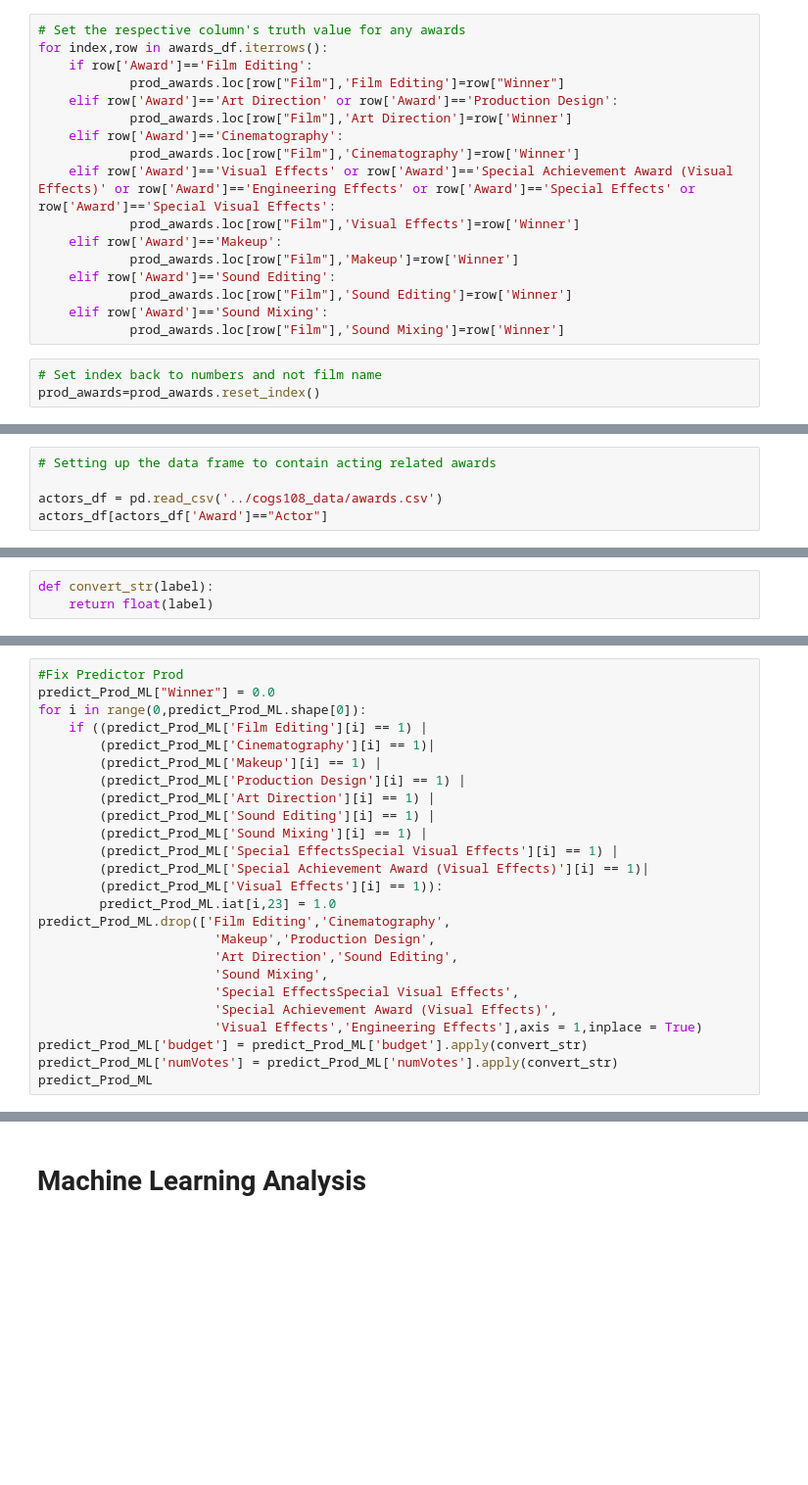
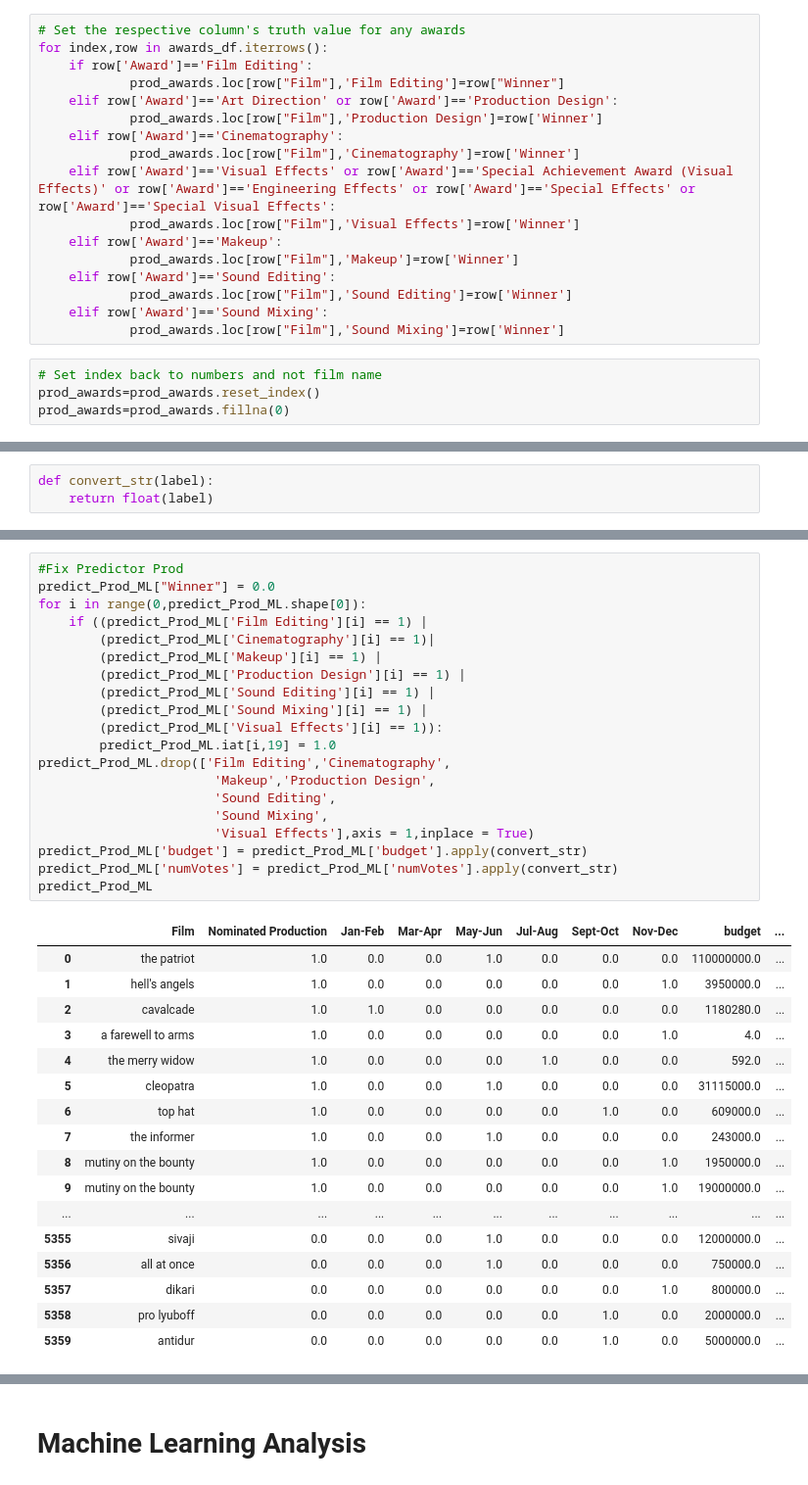
Before and after one commit to miguelgd54/Movies-Success-Data-Analysis, a Jupyter notebook: FinalProject.ipynb, the cells around one changed output, grey strips where cells are left out. Shown at 98% size. Saved outputs shown, nothing was run; the diff lists cells and outputs as text; blank space fills up the shorter version.

```diff
--- a/FinalProject.ipynb
+++ b/FinalProject.ipynb
@@ -287,7 +394,7 @@ for index,row in awards_df.iterrows():
     if row['Award']=='Film Editing':
             prod_awards.loc[row["Film"],'Film Editing']=row["Winner"]
     elif row['Award']=='Art Direction' or row['Award']=='Production Design':
-            prod_awards.loc[row["Film"],'Art Direction']=row['Winner']
+            prod_awards.loc[row["Film"],'Production Design']=row['Winner']
     elif row['Award']=='Cinematography':
             prod_awards.loc[row["Film"],'Cinematography']=row['Winner']
     elif row['Award']=='Visual Effects' or row['Award']=='Special Achievement Award (Visual Effects)' or row['Award']=='Engineering Effects' or row['Award']=='Special Effects' or row['Award']=='Special Visual Effects':
@@ -301,6 +408,7 @@ for index,row in awards_df.iterrows():
 # %%
 # Set index back to numbers and not film name
 prod_awards=prod_awards.reset_index()
+prod_awards=prod_awards.fillna(0)
 # %% [markdown]
 # Actor Awards
 Extract from the Oscars dataframe all movies that got nominated or won an actor/actress related award.
@@ -313,11 +421,6 @@ actors_df = actors_df.loc[((actors_df['Award'] == "Actor") | (actors_df['Award']
 
 actors_df = actors_df.drop(["Name", "Year", "Ceremony"], axis=1)
 actors_df.fillna(0, inplace=True)
-# %%
-# Setting up the data frame to contain acting related awards
-
-actors_df = pd.read_csv('../cogs108_data/awards.csv')
-actors_df[actors_df['Award']=="Actor"]
 # %%
 awards_df = pd.DataFrame(columns=["Film", "Nominated Actor", "Actor", "Actress", "Supporting Actor", "Supporting Actress"])
 
@@ -459,25 +631,38 @@ predict_Actor_ML
 # %%
 #Fix Predictor Prod
 predict_Prod_ML["Winner"] = 0.0
 for i in range(0,predict_Prod_ML.shape[0]):
     if ((predict_Prod_ML['Film Editing'][i] == 1) |
         (predict_Prod_ML['Cinematography'][i] == 1)|
         (predict_Prod_ML['Makeup'][i] == 1) |
         (predict_Prod_ML['Production Design'][i] == 1) |
-        (predict_Prod_ML['Art Direction'][i] == 1) |
         (predict_Prod_ML['Sound Editing'][i] == 1) |
         (predict_Prod_ML['Sound Mixing'][i] == 1) |
-        (predict_Prod_ML['Special EffectsSpecial Visual Effects'][i] == 1) |
-        (predict_Prod_ML['Special Achievement Award (Visual Effects)'][i] == 1)|
         (predict_Prod_ML['Visual Effects'][i] == 1)):
-        predict_Prod_ML.iat[i,23] = 1.0
+        predict_Prod_ML.iat[i,19] = 1.0
 predict_Prod_ML.drop(['Film Editing','Cinematography',
                        'Makeup','Production Design',
-                       'Art Direction','Sound Editing',
+                       'Sound Editing',
                        'Sound Mixing',
-                       'Special EffectsSpecial Visual Effects',
-                       'Special Achievement Award (Visual Effects)',
-                       'Visual Effects','Engineering Effects'],axis = 1,inplace = True)
+                       'Visual Effects'],axis = 1,inplace = True)
 predict_Prod_ML['budget'] = predict_Prod_ML['budget'].apply(convert_str)
 predict_Prod_ML['numVotes'] = predict_Prod_ML['numVotes'].apply(convert_str)
 predict_Prod_ML
+# %% [output]
+|  | Film | Nominated Production | Jan-Feb | Mar-Apr | May-Jun | Jul-Aug | Sept-Oct | Nov-Dec | budget | ... |
+| 0 | the patriot | 1.0 | 0.0 | 0.0 | 1.0 | 0.0 | 0.0 | 0.0 | 110000000.0 | ... |
+| 1 | hell's angels | 1.0 | 0.0 | 0.0 | 0.0 | 0.0 | 0.0 | 1.0 | 3950000.0 | ... |
+| 2 | cavalcade | 1.0 | 1.0 | 0.0 | 0.0 | 0.0 | 0.0 | 0.0 | 1180280.0 | ... |
+| 3 | a farewell to arms | 1.0 | 0.0 | 0.0 | 0.0 | 0.0 | 0.0 | 1.0 | 4.0 | ... |
+| 4 | the merry widow | 1.0 | 0.0 | 0.0 | 0.0 | 1.0 | 0.0 | 0.0 | 592.0 | ... |
+| 5 | cleopatra | 1.0 | 0.0 | 0.0 | 1.0 | 0.0 | 0.0 | 0.0 | 31115000.0 | ... |
+| 6 | top hat | 1.0 | 0.0 | 0.0 | 0.0 | 0.0 | 1.0 | 0.0 | 609000.0 | ... |
+| 7 | the informer | 1.0 | 0.0 | 0.0 | 1.0 | 0.0 | 0.0 | 0.0 | 243000.0 | ... |
+| 8 | mutiny on the bounty | 1.0 | 0.0 | 0.0 | 0.0 | 0.0 | 0.0 | 1.0 | 1950000.0 | ... |
+| 9 | mutiny on the bounty | 1.0 | 0.0 | 0.0 | 0.0 | 0.0 | 0.0 | 1.0 | 19000000.0 | ... |
+| ... | ... | ... | ... | ... | ... | ... | ... | ... | ... | ... |
+| 5355 | sivaji | 0.0 | 0.0 | 0.0 | 1.0 | 0.0 | 0.0 | 0.0 | 12000000.0 | ... |
+| 5356 | all at once | 0.0 | 0.0 | 0.0 | 1.0 | 0.0 | 0.0 | 0.0 | 750000.0 | ... |
+| 5357 | dikari | 0.0 | 0.0 | 0.0 | 0.0 | 0.0 | 0.0 | 1.0 | 800000.0 | ... |
+| 5358 | pro lyuboff | 0.0 | 0.0 | 0.0 | 0.0 | 0.0 | 1.0 | 0.0 | 2000000.0 | ... |
+| 5359 | antidur | 0.0 | 0.0 | 0.0 | 0.0 | 0.0 | 1.0 | 0.0 | 5000000.0 | ... |
```
Also changed, not shown: parts of 23 cells of this notebook.
